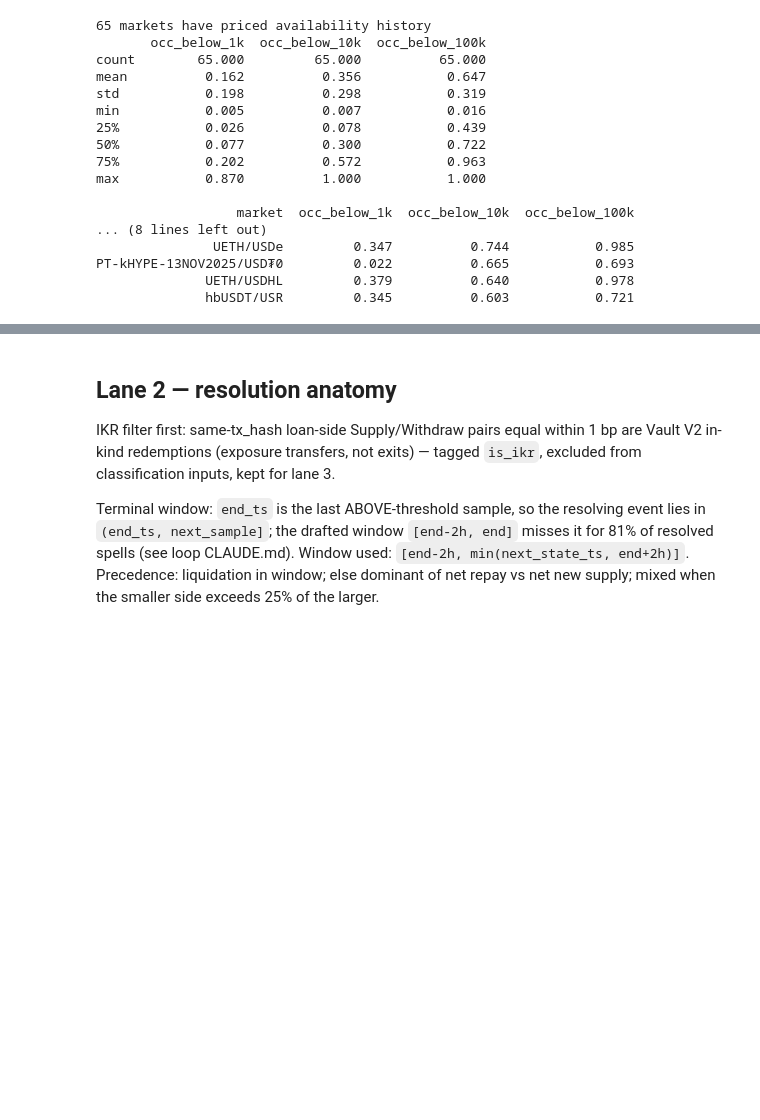
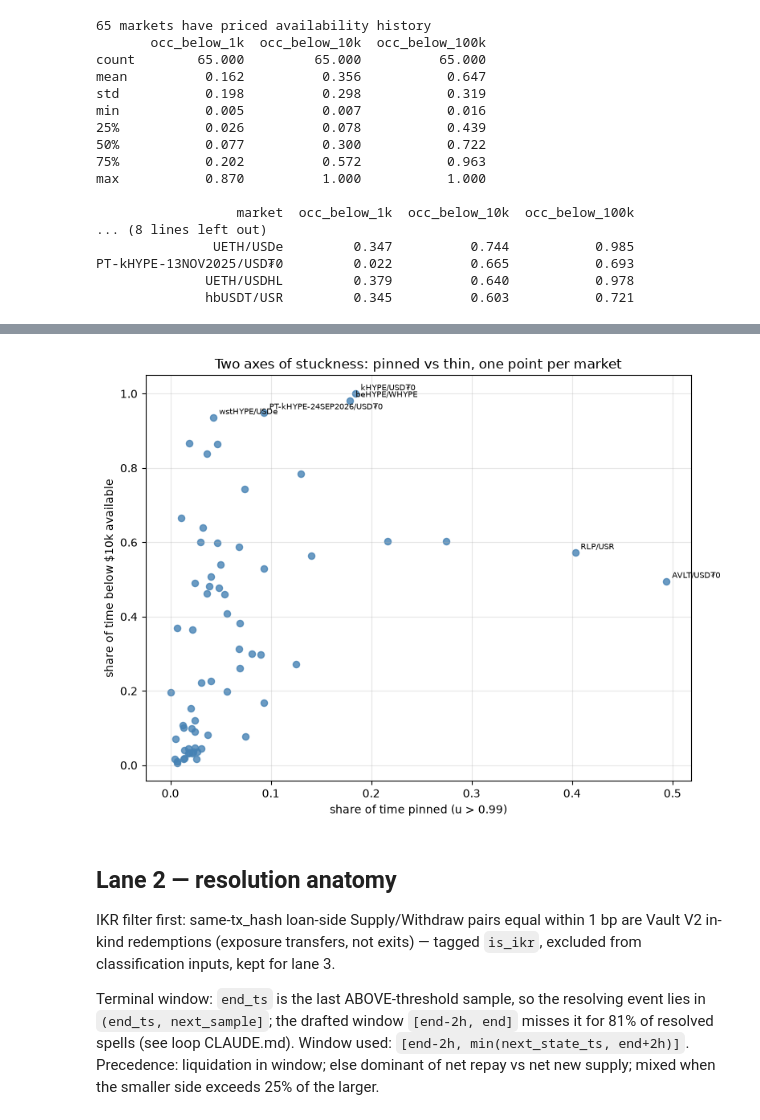
Before and after one commit to achillesbro/myrmidons-research, a Jupyter notebook: loops/02-exit-liquidity/notebook.ipynb, the cells around one changed output, grey strips where cells are left out. Cells and saved outputs as stored; diff of their text form; code cells hidden in the pictures; blank space fills up the shorter version.

```diff
--- a/loops/02-exit-liquidity/notebook.ipynb
+++ b/loops/02-exit-liquidity/notebook.ipynb
@@ -180,3 +235,26 @@ PT-kHYPE-13NOV2025/USD₮0         0.022          0.665           0.693
+# %%
+# Two axes of stuckness: time pinned (u > 0.99) vs time thin (< $10k).
+axes = occupancy.merge(util_occ[["market_id", "occ_u_gt99"]], on="market_id")
+fig, ax = plt.subplots(figsize=(8, 6))
+ax.scatter(axes["occ_u_gt99"], axes["occ_below_10k"], s=34, alpha=0.8, color="steelblue")
+for _, row in axes.iterrows():
+    if row["occ_u_gt99"] > 0.35 or row["occ_below_10k"] > 0.9:
+        ax.annotate(
+            row["market"],
+            (row["occ_u_gt99"], row["occ_below_10k"]),
+            textcoords="offset points",
+            xytext=(5, 3),
+            fontsize=7,
+        )
+ax.set_xlabel("share of time pinned (u > 0.99)")
+ax.set_ylabel("share of time below $10k available")
+ax.set_title("Two axes of stuckness: pinned vs thin, one point per market")
+ax.grid(alpha=0.3)
+plt.tight_layout()
+fig.savefig("assets/stuckness_axes.png", dpi=150, bbox_inches="tight")
+plt.show()
+# %% [output]
+[figure, added]
 # %% [markdown]
 ## Lane 2 — resolution anatomy
 
```
Also changed, not shown: parts of 3 cells of this notebook, 4 other files.
